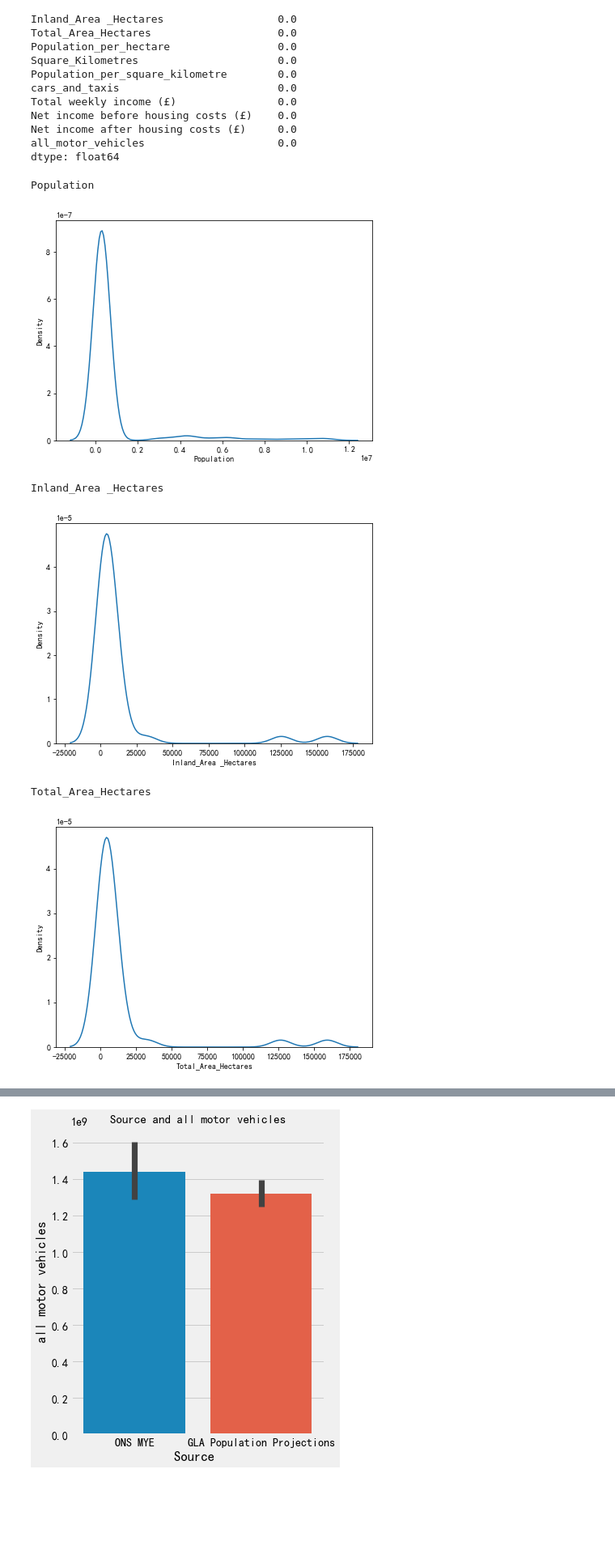
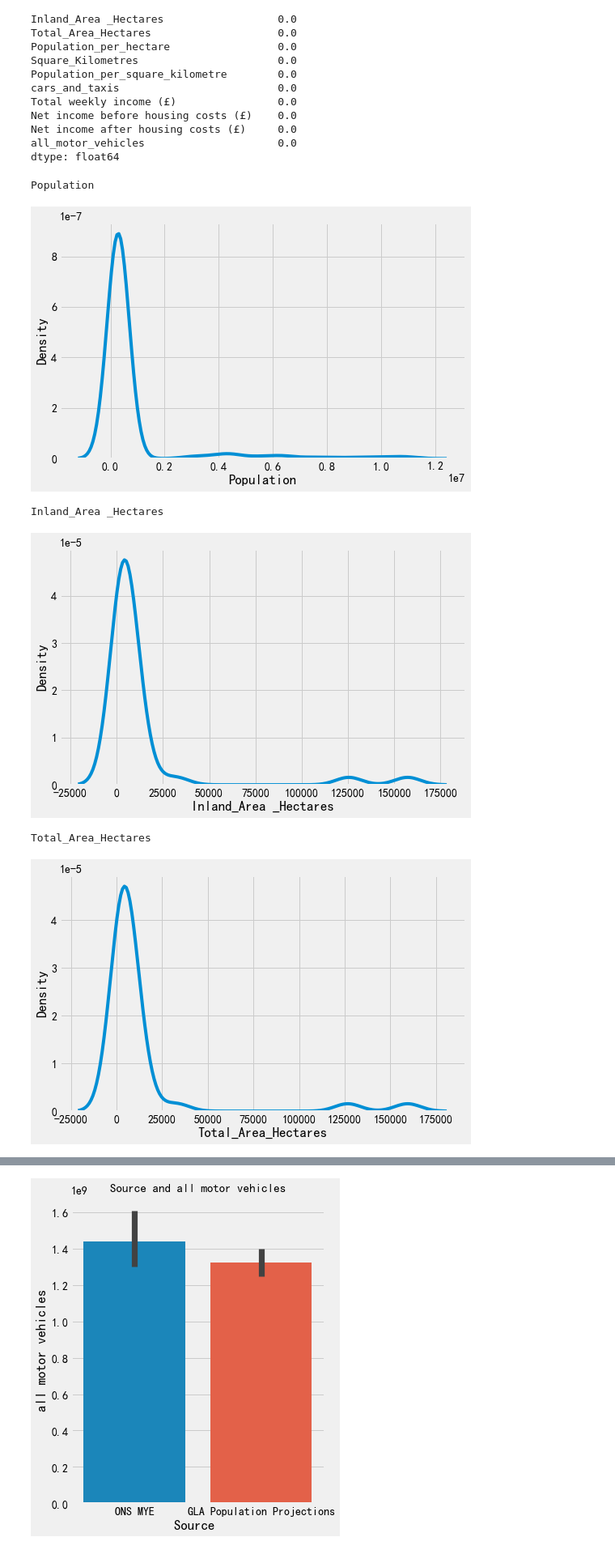
Before and after one commit to changyou12321/Dissertation, a Jupyter notebook: code.ipynb, the cells around one changed output, grey strips where cells are left out. Shown at 81% size. Drawn from its saved outputs; the diff is of its cells as text; code cells hidden in the pictures; blank space fills up the shorter version.

```diff
--- a/code.ipynb
+++ b/code.ipynb
@@ -219,6 +230,9 @@ df
 1872 rows × 15 columns
 # %% [markdown]
 ### 2、绘图
+# %%
+plt.style.use("fivethirtyeight")
+sns.set_style({'font.sans-serif': ['simhei', 'Arial']})
 # %%
 # soource plot
 
@@ -252,23 +266,23 @@ dtype: float64
 # %%
 # 设置字体
 
 plt.rcParams["font.sans-serif"] = ["SimHei"]
 plt.rcParams["axes.unicode_minus"] = False
 
 cols = [col for col in df.columns if col not in ['Code','Year','Name','Source']]
 
 
 # 每个字段的核密度曲线图
 for col in cols:
     print(col)
-    plt.figure(figsize=(7,5))
+    plt.figure(figsize=(8,5))
     sns.kdeplot(df[col])
     plt.show()
 # %% [output]
 Population
-[figure, old version]
+[figure, new version]
 Inland_Area _Hectares
-[figure, old version]
+[figure, new version]
 Total_Area_Hectares
-[figure, old version]
+[figure, new version]
 Population_per_hectare
```
Also changed, not shown: parts of 52 cells of this notebook.
